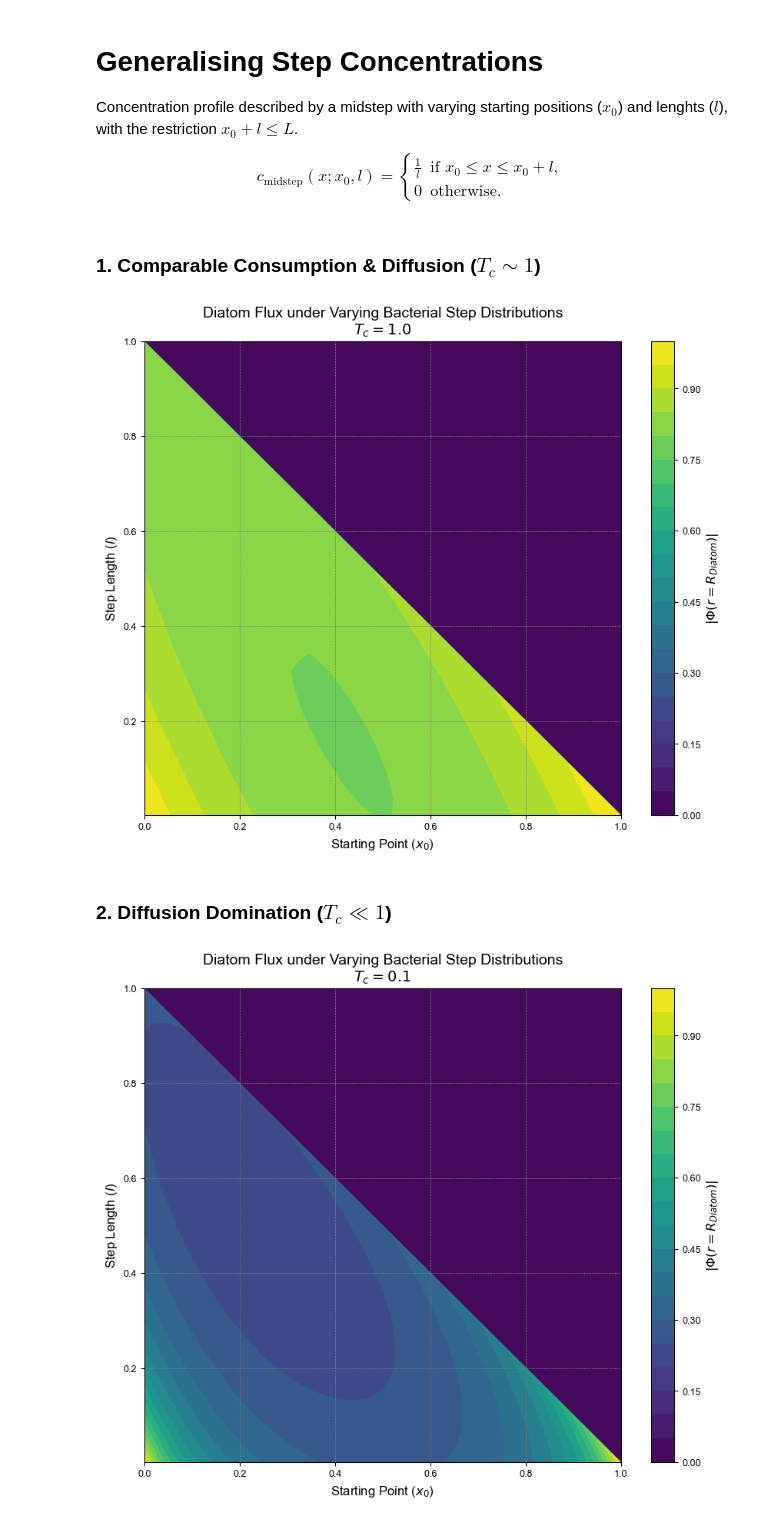
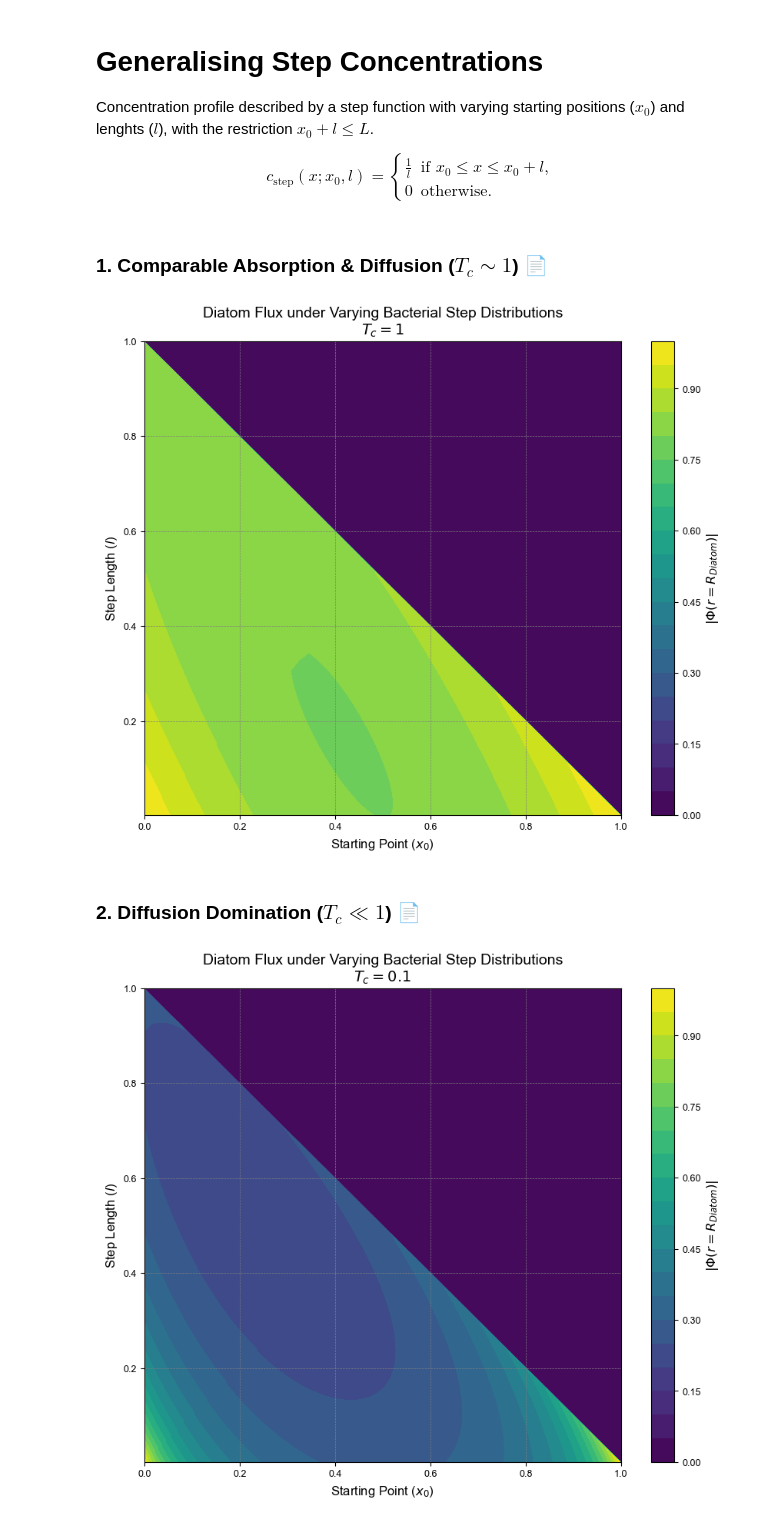
Before and after one commit to GeorchPz/bacterial_chemotaxis_effect_on_chemoattractor_cell, a Jupyter notebook: 1D-3_Fluxmap_step_profiles.ipynb, the cells around one changed output. Cells and saved outputs as stored; diff of their text form; code cells hidden in the pictures.

```diff
--- a/1D-3_Fluxmap_step_profiles.ipynb
+++ b/1D-3_Fluxmap_step_profiles.ipynb
@@ -12,25 +12,24 @@ figures_path = "../TFG_latex/Figures/FluxMap1D/"
 # %% [markdown]
 # Generalising Step Concentrations
 
-Concentration profile described by a midstep with varying starting positions ($x_0$) and lenghts ($l$), with the restriction $x_0 + l \leq L$.
+Concentration profile described by a step function with varying starting positions ($x_0$) and lenghts ($l$), with the restriction $x_0 + l \leq L$.
 
 $$
-c_{\text{midstep}}(x; x_0,l) =
+c_{\text{step}}(x; x_0,l) =
 \begin{cases}
 \frac{1}{l} & \text{if } x_0 \leq x \leq x_0 + l, \\
 0 & \text{otherwise}.
 \end{cases}
 $$
 # %%
-def midstep_generator(x0, l):
+def step_generator(x0, l):
     'Define the inner step function that takes x as parameter'
-    def c_midstep(x):
+    def c_step(x):
         'Determine the condition based on x0 and l'
         cond = (x >= x0) & (x <= x0 + l)
         # Return 1/l where the condition is True, otherwise return 0
         return np.where(cond, 1 / l, 0)
-
-    return c_midstep
+    return c_step
 # %%
 syst_params = {
     'L' : 1.0, 'Tc': None,
@@ -39,15 +38,16 @@ syst_params = {
     'n_l' : 500
 }
 # %% [markdown]
-### 1. Comparable Consumption & Diffusion ($T_c \sim 1$)
+### 1. Comparable Absorption & Diffusion ($T_c \sim 1$) 📄
 # %%
 syst_params['Tc'] = 1
-FM_comp = FluxMap1D(syst_params, midstep_generator)
+FM_comp = FluxMap1D(syst_params, step_generator)
 FM_comp.solve(n_jobs=-1)
 FM_comp.plot()
+FM_comp.save(figures_path, 'c_step(x)_comp')
 # %% [output]
-[figure, old version]
+[figure, new version]
 # %% [markdown]
-### 2. Diffusion Domination ($T_c \ll 1$)
+### 2. Diffusion Domination ($T_c \ll 1$) 📄
 # %%
 syst_params['Tc'] = 0.1
```
Also changed, not shown: parts of 6 cells of this notebook, 8 other files.
